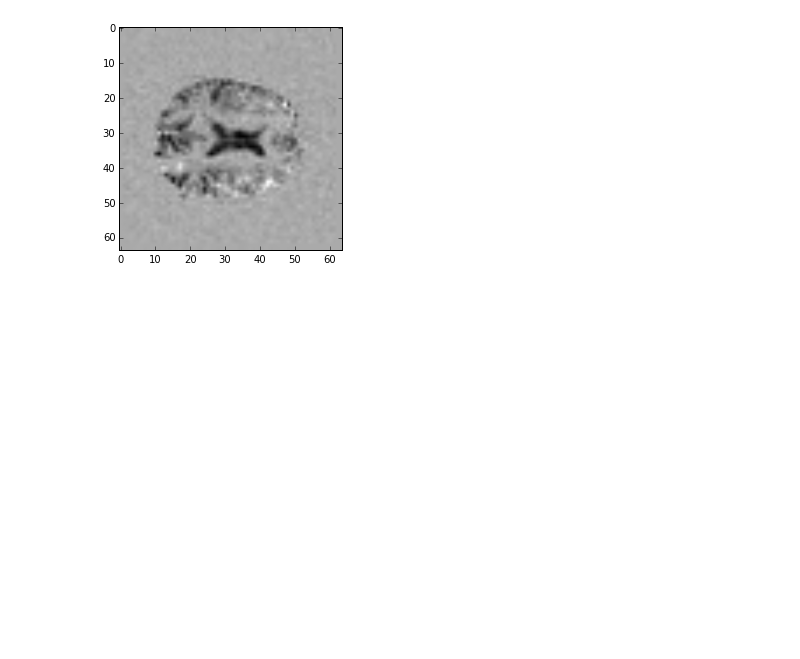
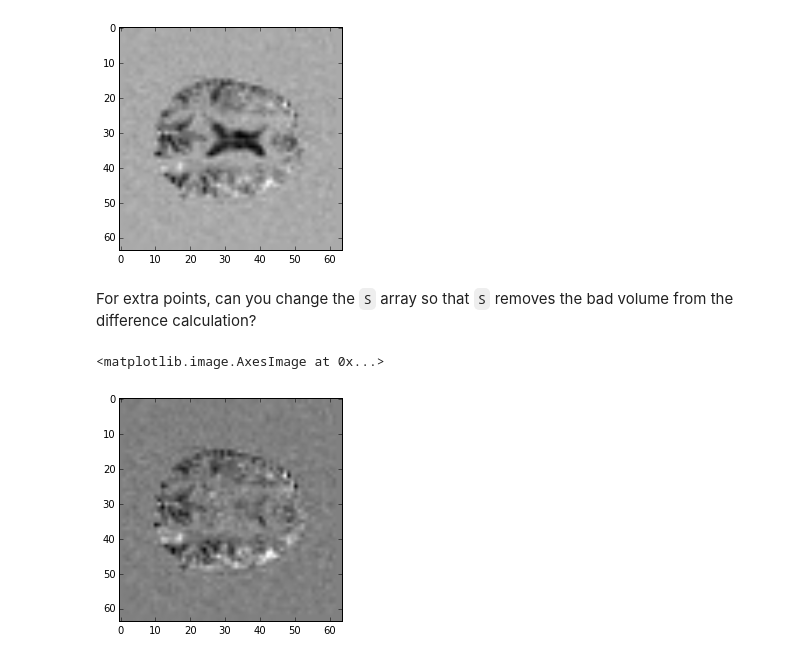
Before and after one commit to practical-neuroimaging/pna2015, a Jupyter notebook: day4/first_statistics_solutions.ipynb, the cells around one changed output. Drawn from its saved outputs; the diff is of its cells as text; code cells hidden in the pictures; blank space fills up the shorter version.

Commit message:
Add extra bit to final exercise

```diff
--- a/day4/first_statistics_solutions.ipynb
+++ b/day4/first_statistics_solutions.ipynb
@@ -309,3 +309,13 @@ plt.imshow(new_difference[:, :, 14], cmap='gray')
 # %% [output]
 <matplotlib.image.AxesImage at 0x...>
 [figure]
+# %% [markdown]
+For extra points, can you change the `S` array so that `S` removes the bad volume from the difference calculation?
+# %%
+S[..., is_rest_tr] = -1. / (N - 1)
+S[..., 0] = 0
+new_fixed_difference = np.sum(data * S, axis=-1)
+plt.imshow(new_fixed_difference[:, :, 14], cmap='gray')
+# %% [output]
+<matplotlib.image.AxesImage at 0x...>
+[figure, added]
```
Also changed, not shown: parts of 1 cell of this notebook, 1 other file.
